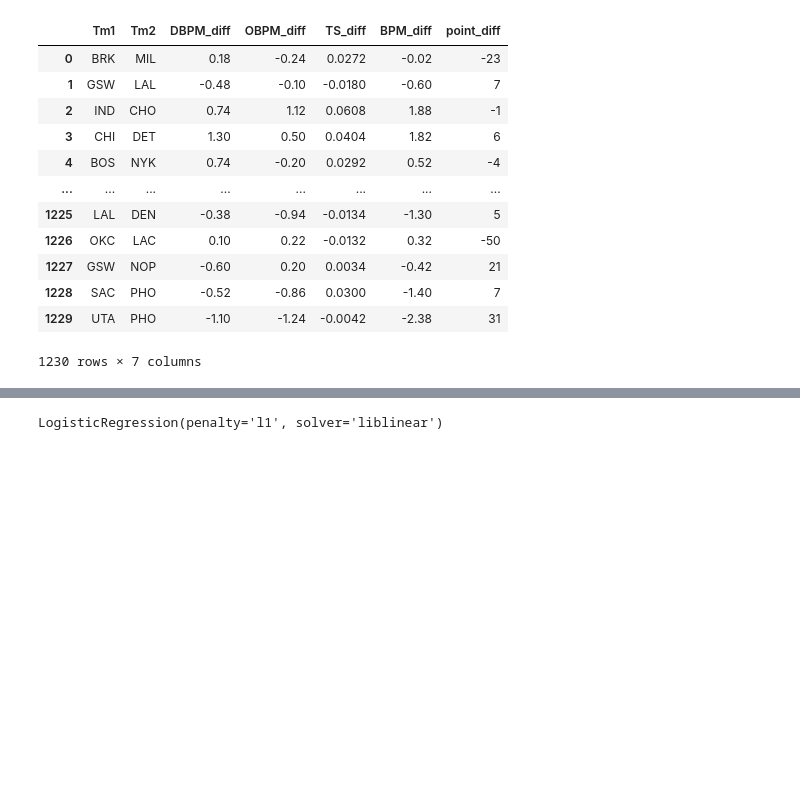
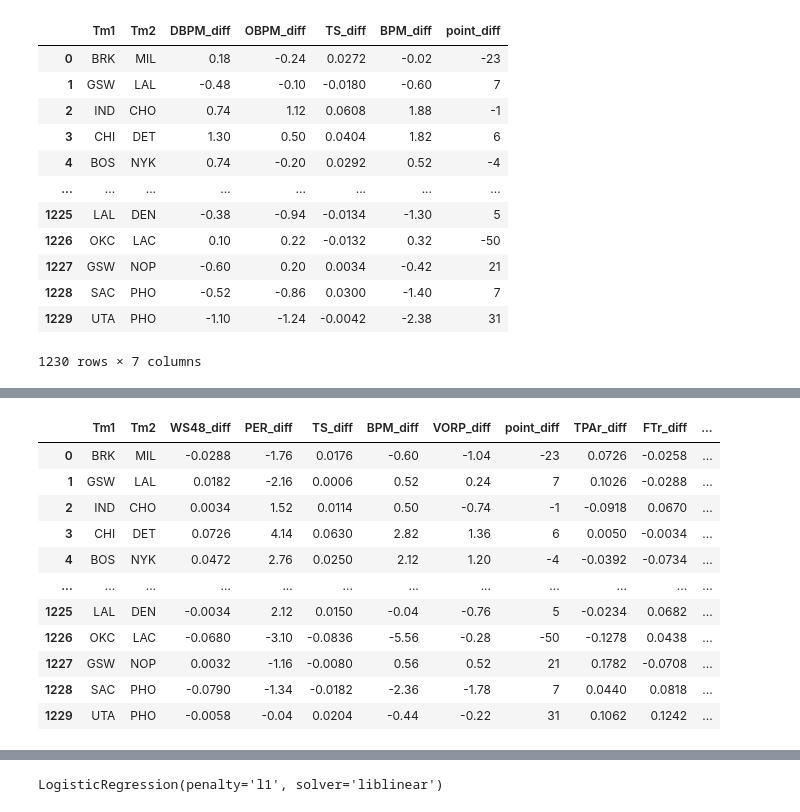
Before and after one commit to lmainvielle2023/LinearRegression, a Jupyter notebook: Murph's Project/CompSci project.ipynb, the cells around one changed output, grey strips where cells are left out. Cells and saved outputs as stored; diff of their text form; code cells hidden in the pictures; blank space fills up the shorter version.

Commit message:
work done at home

```diff
--- a/Murph's Project/CompSci project.ipynb
+++ b/Murph's Project/CompSci project.ipynb
@@ -178,3 +177,99 @@ results
 | 1228 | SAC | PHO | -0.0176 | -1.80 | 0.0300 | -1.40 | 0.20 | 7 | 0.0740 | 0.0850 | ... |
 | 1229 | UTA | PHO | -0.0448 | -3.02 | -0.0042 | -2.38 | -0.22 | 31 | 0.1862 | 0.0108 | ... |
 1230 rows × 16 columns
+# %%
+import pandas as pd
+
+playerStats = pd.read_csv(r'players.csv')
+# print(playerStats)
+
+playerStats["mpg"] = playerStats["MP"] / playerStats["G"]
+# playerStats
+ps_Tm = playerStats.sort_values(by=['Tm','mpg'], ascending = False)
+
+processed_teams = []
+topFive = pd.DataFrame(columns=ps_Tm.columns)
+topFive.drop(topFive.index, inplace=True)
+for index, row in ps_Tm.iterrows():
+    Tm = row['Tm']
+    if Tm not in processed_teams and Tm != 'TOT':
+        # print(Tm)
+        processed_teams.append(Tm)
+        Tm_df = ps_Tm[ps_Tm['Tm']==Tm].head(5)
+        # print(Tm_df)
+        topFive = pd.concat([topFive,Tm_df])
+        # print(topFive)
+
+teamStats= topFive.groupby('Tm')['WS/48','PER','TS%', 'BPM', 'VORP', '3PAr', 'FTr','TRB%','AST%','STL%','BLK%','TOV%' ].mean()
+# teamStats
+
+nbaScores = pd.read_csv(r'updated nba scores.csv')
+# nbaScores
+
+merged_df = nbaScores.merge(teamStats, left_on='Visitor', right_on='Tm', how='left')
+merged_df = merged_df.merge(teamStats, left_on='Home', right_on='Tm', suffixes=('_1', '_2'), how='left')
+# merged_df
+
+
+nbaScores['PTS'].astype(int)
+nbaScores['PTS.1'].astype(int)
+# this could possibly work
+
+nbaScores['point_diff'] = nbaScores['PTS'] - nbaScores['PTS.1']
+teamStats = teamStats.reset_index()
+
+
+results = pd.DataFrame(columns=['Tm1', 'Tm2', 'WS48_diff', 'PER_diff', 'TS_diff', 'BPM_diff', 'VORP_diff', 'point_diff','TPAr_diff', 'FTr_diff','TRB_diff','AST_diff','STL_diff','BLK_diff','TOV_diff'])
+for index, row in nbaScores.iterrows():
+    Tm1 = row['Visitor']
+    Tm2 = row['Home']
+    tm1_stats = teamStats.loc[teamStats['Tm'] == Tm1].iloc[:, 1:].values[0]
+    tm2_stats = teamStats.loc[teamStats['Tm'] == Tm2].iloc[:, 1:].values[0]
+    WS48_diff = tm1_stats[0] - tm2_stats[0]
+    PER_diff = tm1_stats[1] - tm2_stats[1]
+    TS_diff = tm1_stats[2] - tm2_stats[2]
+    BPM_diff = tm1_stats[3] - tm2_stats[3]
+    VORP_diff = tm1_stats[4] - tm2_stats[4]
+    TPAr_diff = tm1_stats[5] - tm2_stats[5]
+    FTr_diff = tm1_stats[6] - tm2_stats[6]
+    TRB_diff = tm1_stats[7] - tm2_stats[7]
+    AST_diff = tm1_stats[8] - tm2_stats[8]
+    STL_diff = tm1_stats[9] - tm2_stats[9]
+    BLK_diff = tm1_stats[10] - tm2_stats[10]
+    TOV_diff = tm1_stats[11] - tm2_stats[11]
+    point_diff = row['point_diff']
+
+    results = results.append({
+        'Tm1': Tm1,
+        'Tm2': Tm2,
+        'WS48_diff': WS48_diff,
+        'PER_diff': PER_diff,
+        'TS_diff': TS_diff,
+        'BPM_diff': BPM_diff,
+        'VORP_diff': VORP_diff,
+        'TPAr_diff': TPAr_diff,
+        'FTr_diff': FTr_diff,
+        'TRB_diff': TRB_diff,
+        'AST_diff': AST_diff,
+        'STL_diff': STL_diff,
+        'BLK_diff': BLK_diff,
+        'TOV_diff': TOV_diff,
+        'point_diff': point_diff
+    }, ignore_index=True)
+
+
+results['Winning_team'] = (results['point_diff'] > 0).astype(int)
+results
+# %% [output]
+|  | Tm1 | Tm2 | WS48_diff | PER_diff | TS_diff | BPM_diff | VORP_diff | point_diff | TPAr_diff | FTr_diff | ... |
+| 0 | BRK | MIL | -0.0288 | -1.76 | 0.0176 | -0.60 | -1.04 | -23 | 0.0726 | -0.0258 | ... |
+| 1 | GSW | LAL | 0.0182 | -2.16 | 0.0006 | 0.52 | 0.24 | 7 | 0.1026 | -0.0288 | ... |
+| 2 | IND | CHO | 0.0034 | 1.52 | 0.0114 | 0.50 | -0.74 | -1 | -0.0918 | 0.0670 | ... |
+| 3 | CHI | DET | 0.0726 | 4.14 | 0.0630 | 2.82 | 1.36 | 6 | 0.0050 | -0.0034 | ... |
+| 4 | BOS | NYK | 0.0472 | 2.76 | 0.0250 | 2.12 | 1.20 | -4 | -0.0392 | -0.0734 | ... |
+| ... | ... | ... | ... | ... | ... | ... | ... | ... | ... | ... | ... |
+| 1225 | LAL | DEN | -0.0034 | 2.12 | 0.0150 | -0.04 | -0.76 | 5 | -0.0234 | 0.0682 | ... |
+| 1226 | OKC | LAC | -0.0680 | -3.10 | -0.0836 | -5.56 | -0.28 | -50 | -0.1278 | 0.0438 | ... |
+| 1227 | GSW | NOP | 0.0032 | -1.16 | -0.0080 | 0.56 | 0.52 | 21 | 0.1782 | -0.0708 | ... |
+| 1228 | SAC | PHO | -0.0790 | -1.34 | -0.0182 | -2.36 | -1.78 | 7 | 0.0440 | 0.0818 | ... |
+| 1229 | UTA | PHO | -0.0058 | -0.04 | 0.0204 | -0.44 | -0.22 | 31 | 0.1062 | 0.1242 | ... |
```
Also changed, not shown: parts of 7 cells of this notebook, 5 other files.
